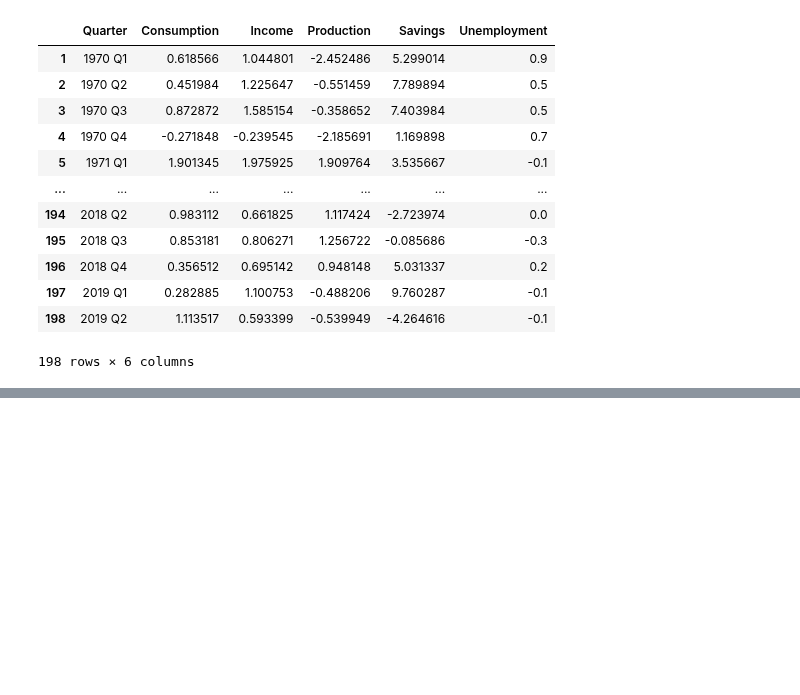
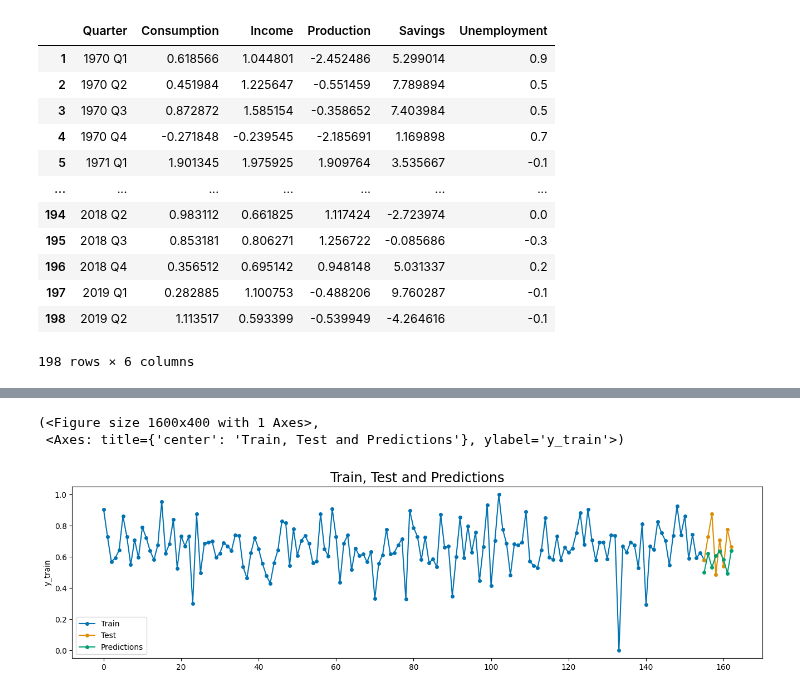
Before and after one commit to ramalhogs/Series_temporais_A2, a Jupyter notebook: 1d_conv.ipynb, the cells around one changed output, grey strips where cells are left out. Cells and saved outputs as stored; diff of their text form; code cells hidden in the pictures; blank space fills up the shorter version.

Commit message:
Added plotting

```diff
--- a/1d_conv.ipynb
+++ b/1d_conv.ipynb
@@ -171,0 +174,22 @@ plt.show()
+# %%
+df_plot = pd.DataFrame()
+df_plot.index = range(len(y_train) + len(y_test))
+
+df_plot["y_train"] = np.nan
+df_plot["y_test"] = np.nan
+df_plot["y_pred"] = np.nan
+df_plot.loc[:len(y_train)-1, "y_train"] = y_train
+df_plot.loc[len(y_train):, "y_test"] = y_test
+df_plot.loc[len(y_train):, "y_pred"] = model.predict(X_test).reshape(-1)
+
+df_plot.loc[len(y_train), "y_train"] = df_plot.loc[len(y_train), "y_test"] # Connecting train and test plot lines
+
+
+plot_series(
+    df_plot["y_train"],
+    df_plot["y_test"],
+    df_plot["y_pred"],
+    labels=["Train", "Test", "Predictions"],
+    title="Train, Test and Predictions",
+)
+# %% [output]
@@ -171,0 +197,3 @@ plt.show()
+(<Figure size 1600x400 with 1 Axes>,
+ <Axes: title={'center': 'Train, Test and Predictions'}, ylabel='y_train'>)
+[figure, added]
```
Also changed, not shown: parts of 5 cells of this notebook.
